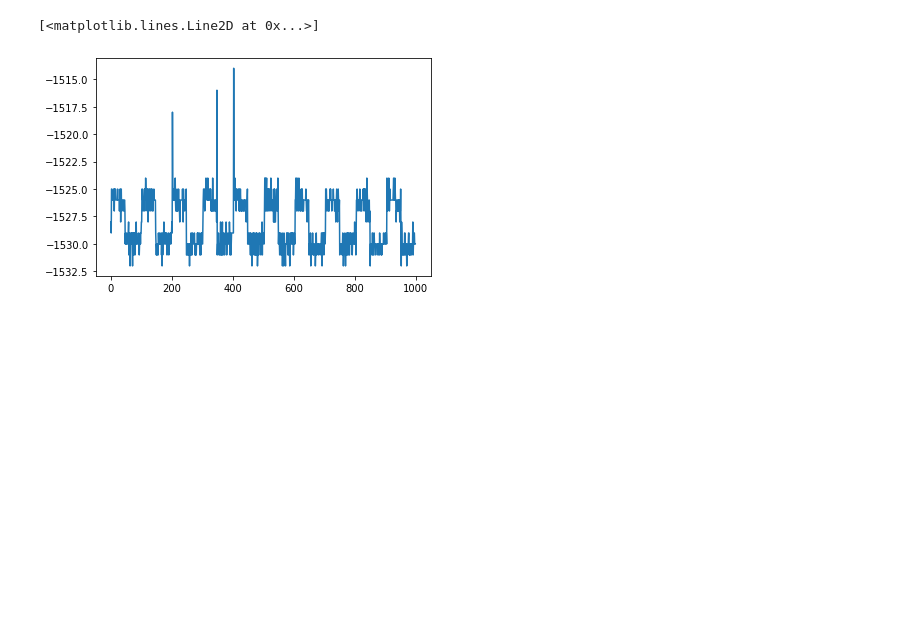
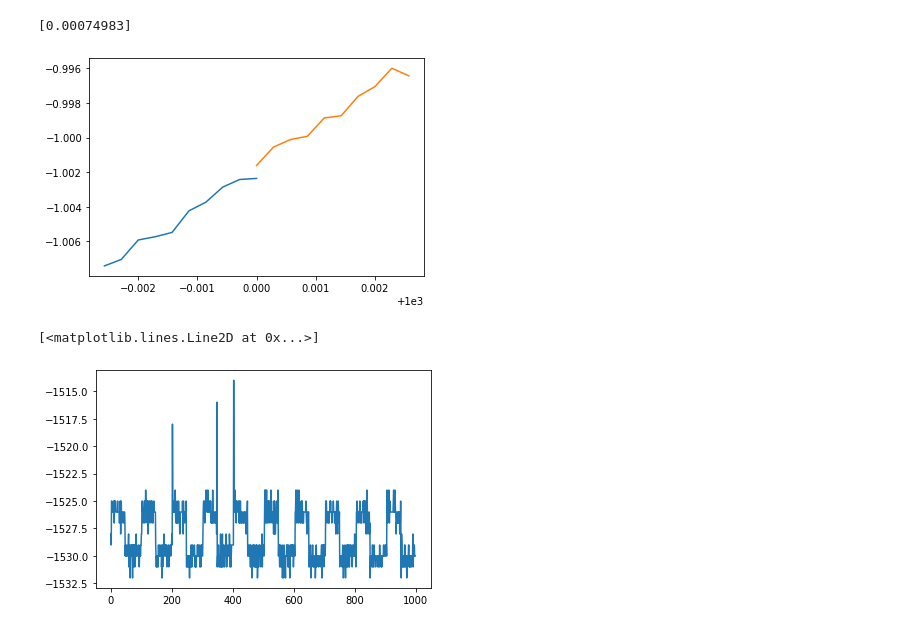
Before and after one commit to suerfu/nidaq, a Jupyter notebook: notebook/data_challeng_1a.ipynb, the cells around one changed output. Saved outputs shown, nothing was run; the diff lists cells and outputs as text; code cells hidden in the pictures; blank space fills up the shorter version.

```diff
--- a/notebook/data_challeng_1a.ipynb
+++ b/notebook/data_challeng_1a.ipynb
@@ -57,3 +78,42 @@ plt.plot(event)
+# %%
+nb_slice = 10
+
+file_prefix = '/sdata/data_challenge1/data_challenge_1b/Data_Challenge_1b_I1_D20200601_T161750_F00'
+file_prefix = '/sdata/data_challenge1/data_challenge_1a/Data_Challenge_1a_I1_D20200602_T155523_F0'
+
+index = 2
+
+dump_num = '%03d' % index
+filename = file_prefix + dump_num + '.hdf5'
+file = h5.File( filename )
+
+nb_samples = file['adc1'].attrs['nb_samples']
+nb_events = file['adc1'].attrs['nb_events']
+sample_rate = file['adc1'].attrs['sample_rate']
+
+cal = file['adc1'].attrs['adc_conversion_factor']
+cal_coeff = cal[ch_index][::-1]
+poly = np.poly1d( cal_coeff )
+
+
+evt_index = 10
+
+t1 = 1000*np.linspace( 0, nb_samples/sample_rate, nb_samples)[-nb_slice:]
+y1 = poly(file['adc1']['event_%d' % evt_index][ch_index][-nb_slice:])
+        #par1, opt = optimize.curve_fit(SineWave, t1, y1)
+
+t2 = 1000*np.linspace( nb_samples/sample_rate, 2*nb_samples/sample_rate, nb_samples)[:nb_slice]
+y2 = poly(file['adc1']['event_%d' % (evt_index+1)][ch_index][:nb_slice])
+        #par2, opt = optimize.curve_fit(SineWave, t2, y2)
+
+t = np.append(t1,t2);
+
+plt.plot(t1, y1)
+plt.plot(t2, y2)
+print(y2[0]-y1[-1:])
+# %% [output]
+[0.00074983]
+[figure, added]
 # %%
 chan_index = 2
 
```
Also changed, not shown: parts of 9 cells of this notebook, 3 other files.
